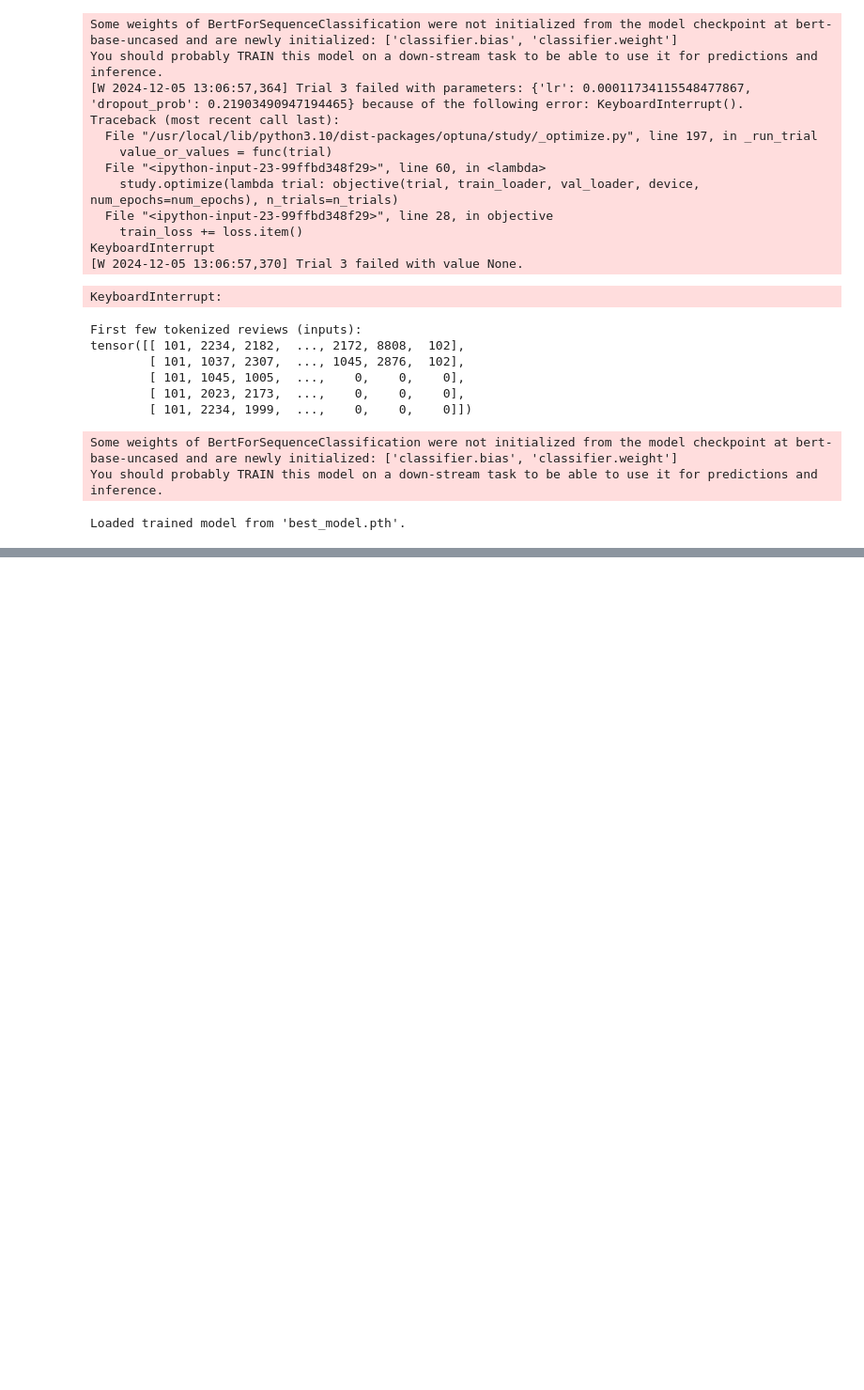
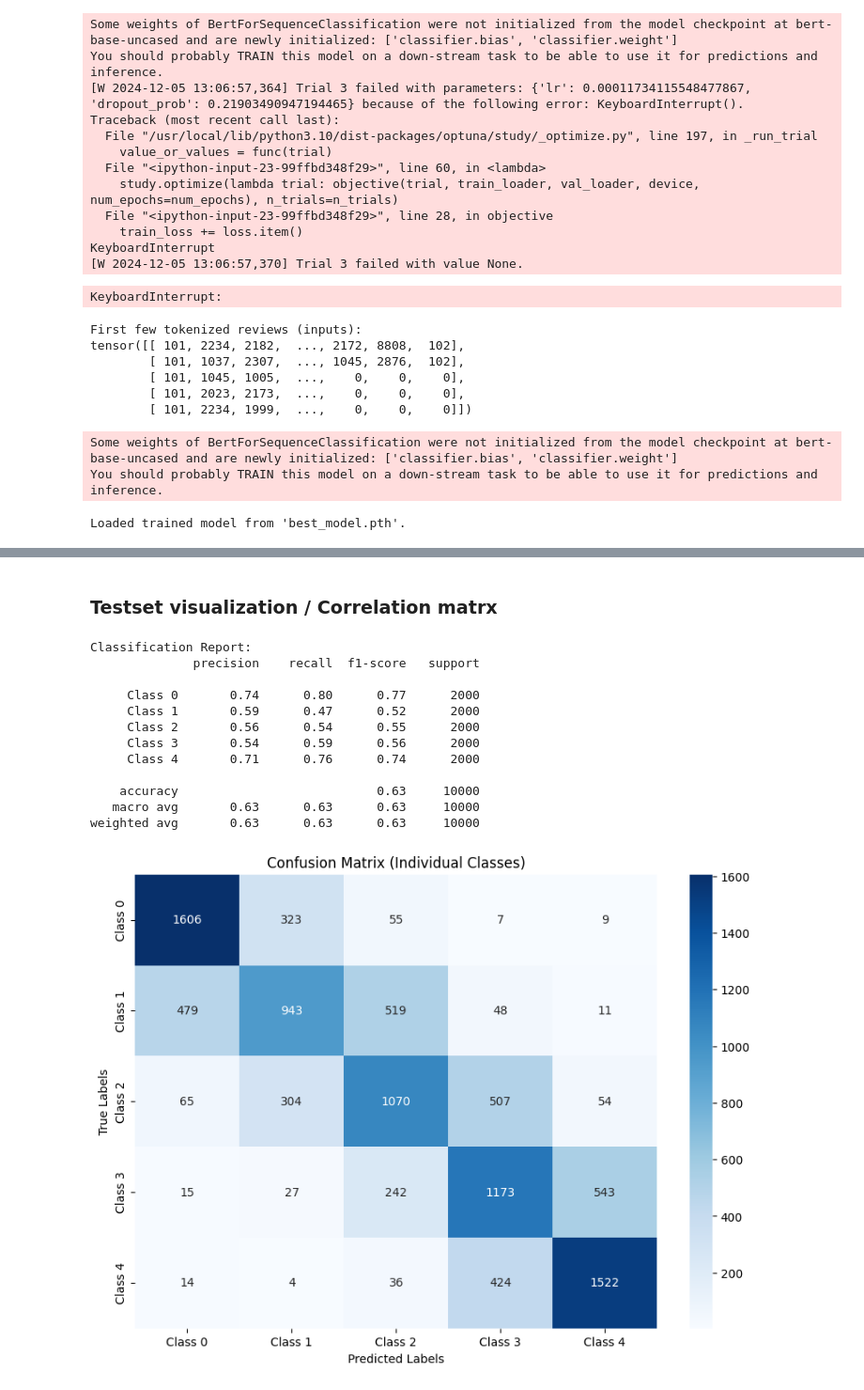
Before and after one commit to aleksihayrynen/Multiclass-Sentiment-Analysis-BERT, a Jupyter notebook: Multiclass_Classification_BERT.ipynb, the cells around one changed output, grey strips where cells are left out. Shown: that part at 94% size. Saved outputs shown, nothing was run; the diff lists cells and outputs as text; code cells hidden in the pictures; blank space fills up the shorter version.

```diff
--- a/Multiclass_Classification_BERT.ipynb
+++ b/Multiclass_Classification_BERT.ipynb
@@ -693,0 +779,36 @@ Loaded trained model from 'best_model.pth'.
+# %% [markdown]
+### Testset visualization / Correlation matrx
+# %%
+# Extract true labels and predictions from the test_df DataFrame
+all_labels = test_df["true_label"]
+all_preds = test_df["prediction"]
+
+# Classification Report
+print("Classification Report:")
+print(classification_report(all_labels, all_preds, target_names=['Class 0', 'Class 1', 'Class 2', 'Class 3', 'Class 4']))
+
+# Confusion Matrix
+cm = confusion_matrix(all_labels, all_preds)
+classes = ['Class 0', 'Class 1', 'Class 2', 'Class 3', 'Class 4']
+
+# Plot Confusion Matrix
+plt.figure(figsize=(10, 7))
+sns.heatmap(cm, annot=True, fmt="d", cmap="Blues", xticklabels=classes, yticklabels=classes)
+plt.xlabel("Predicted Labels")
+plt.ylabel("True Labels")
+plt.title("Confusion Matrix (Individual Classes)")
+plt.show()
+# %% [output]
+Classification Report:
+              precision    recall  f1-score   support
+
+     Class 0       0.74      0.80      0.77      2000
+     Class 1       0.59      0.47      0.52      2000
+     Class 2       0.56      0.54      0.55      2000
+     Class 3       0.54      0.59      0.56      2000
+     Class 4       0.71      0.76      0.74      2000
+
+    accuracy                           0.63     10000
+   macro avg       0.63      0.63      0.63     10000
+weighted avg       0.63      0.63      0.63     10000
+[figure, added]
```
Also changed, not shown: parts of 6 cells of this notebook.
